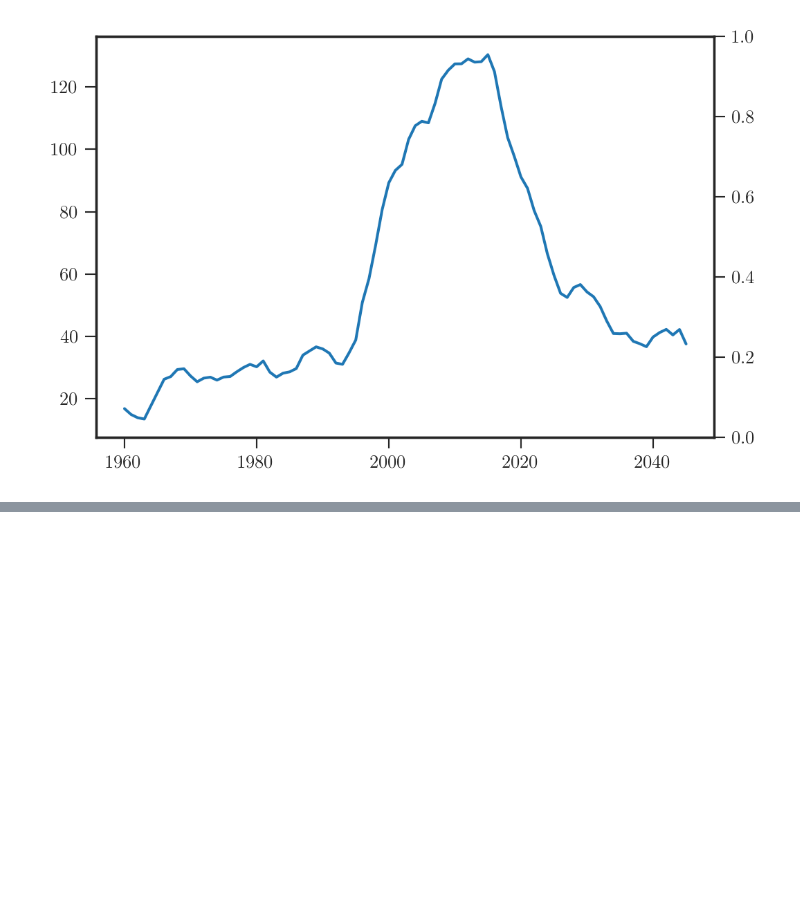
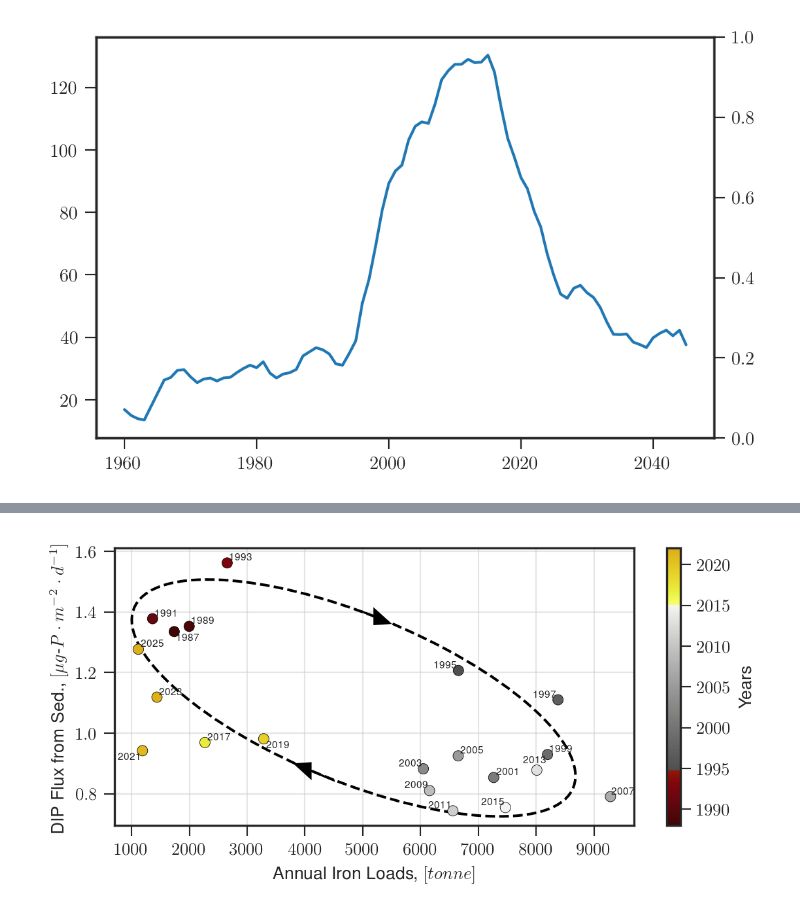
Before and after one commit to biogeochemistry/MyLake_v2_Vansjo, a Jupyter notebook: Postproc_code/Fe scenarios 17m sediments.ipynb, the cells around one changed output, grey strips where cells are left out. Saved outputs shown, nothing was run; the diff lists cells and outputs as text; code cells hidden in the pictures; blank space fills up the shorter version.

```diff
--- a/Postproc_code/Fe scenarios 17m sediments.ipynb
+++ b/Postproc_code/Fe scenarios 17m sediments.ipynb
@@ -311,0 +334,48 @@ plt.show()
+# %%
+from matplotlib.patches import Ellipse, Circle
+from adjustText import adjust_text
+
+# matplotlib.use('GTKAgg')
+
+mean_loading = Loadings.groupby('Year').mean()
+
+y=mean_loading['P fx'].values[27:-20:2]
+x=(mean_loading['Fe inflow'].values)[27:-20:2]*1e-9*365
+n=mean_loading.index.values[27:-20:2]
+
+fig, ax = plt.subplots(1,1, figsize=(6,3), dpi=192)
+p=ax.scatter(x,y,c=n, cmap=cmocean.cm.oxy, vmin=1988, vmax=2022, edgecolors='k', lw=0.3, zorder=2) # vmin=0, vmax=20
+# ax.plot(x,y) # vmin=0, vmax=20
+
+
+
+ax.set_ylabel('DIP Flux from Sed., $[\mu g$-$P\cdot m^{-2}\cdot d^{-1}]$')
+ax.set_xlabel('Annual Iron Loads, $[tonne]$')
+cbar = fig.colorbar(p)
+
+cbar.set_label(r'Years')
+# ax.set_zlabel('12')
+ax.grid(alpha=0.5)
+plt.tight_layout()
+# savefig('hysteresis_2')
+# a = fig.add_subplot(111, aspect='equal')
+# ax.add_artist(Ellipse((5000, 1), 1000, 10, -45))
+
+
+texts = [ax.text(x[i], y[i], txt, fontsize='xx-small') for i, txt in enumerate(n)]
+
+adjust_text(texts)
+e = Ellipse((0.46, 0.46), 1.1, 0.5, -45,alpha=1, transform=ax.transAxes, fill=False, linestyle='--', lw=1.5, zorder=1)
+# e = Ellipse((460, 310), 680, 280, -25,alpha=1, transform=ax.transAxes, fill=False, linestyle='--', lw=1.5, zorder=1)
+ax.add_artist(e)
+
+ax.arrow(5000, 1.40, 200, -0.016, head_width=0.05, head_length=270, fc='k', ec='k')
+ax.arrow(4500, 0.844, -400, 0.032, head_width=0.05, head_length=270, fc='k', ec='k')
+
+# savefig('hysteresis_Fe_vs_Pfx_transf')
+
+# plt.show()
+
+# plt.savefig('hysteresis_Fe_vs_Pfx.pdf', dpi=188)
+# %% [output]
+[figure, added]
```
Also changed, not shown: parts of 13 cells of this notebook, 9 other files.
